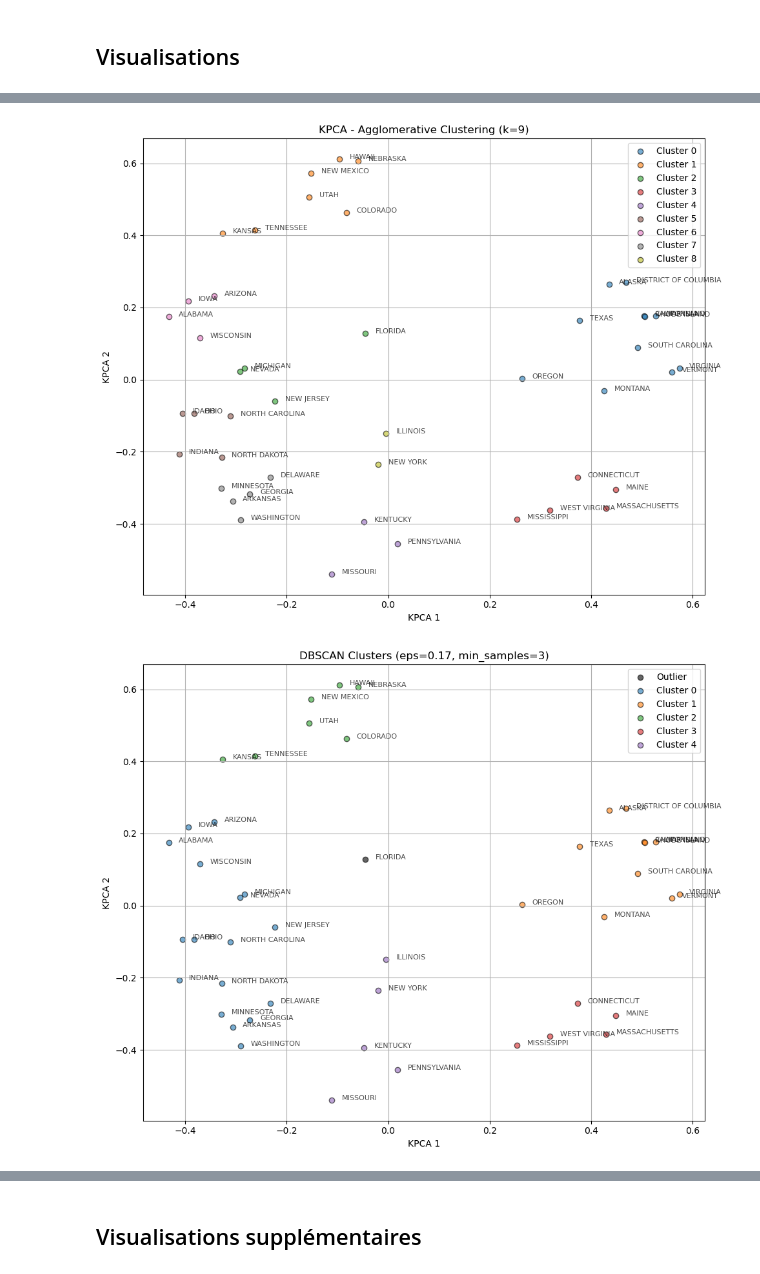
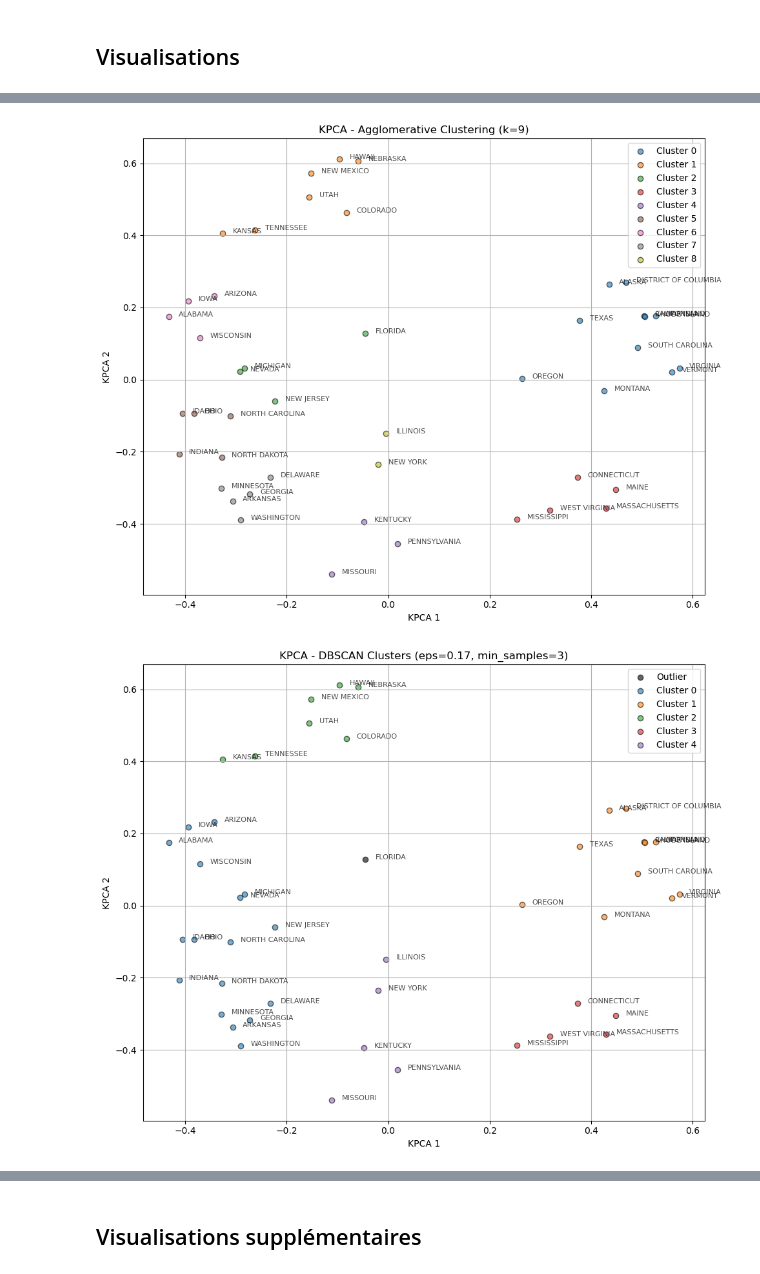
Before and after one commit to mikhailBenali/ML2_Project_ESB_adoption, a Jupyter notebook: src/BusDistribution.ipynb, the cells around one changed output, grey strips where cells are left out. Saved outputs shown, nothing was run; the diff lists cells and outputs as text; code cells hidden in the pictures.

```diff
--- a/src/BusDistribution.ipynb
+++ b/src/BusDistribution.ipynb
@@ -682,10 +724,10 @@ def plot_kpca_clusters(X_kpca, labels, title, states=None):
 # %%
 plot_kpca_clusters(X_kpca, labels_kmeans_kpca, "KPCA - KMeans Clusters (k=10)", states)
 plot_kpca_clusters(X_kpca, labels_gmm_kpca, "KPCA - GMM Clusters (k=10)", states)
 plot_kpca_clusters(X_kpca, labels_agglo_kpca, "KPCA - Agglomerative Clustering (k=9)", states)
-plot_kpca_clusters(X_kpca, labels_dbscan_kpca, "DBSCAN Clusters (eps=0.17, min_samples=3)", states)
+plot_kpca_clusters(X_kpca, labels_dbscan_kpca, "KPCA - DBSCAN Clusters (eps=0.17, min_samples=3)", states)
 # %% [output]
 [figure]
 [figure]
 [figure]
-[figure, old version]
+[figure, new version]
```
Also changed, not shown: parts of 15 cells of this notebook.
